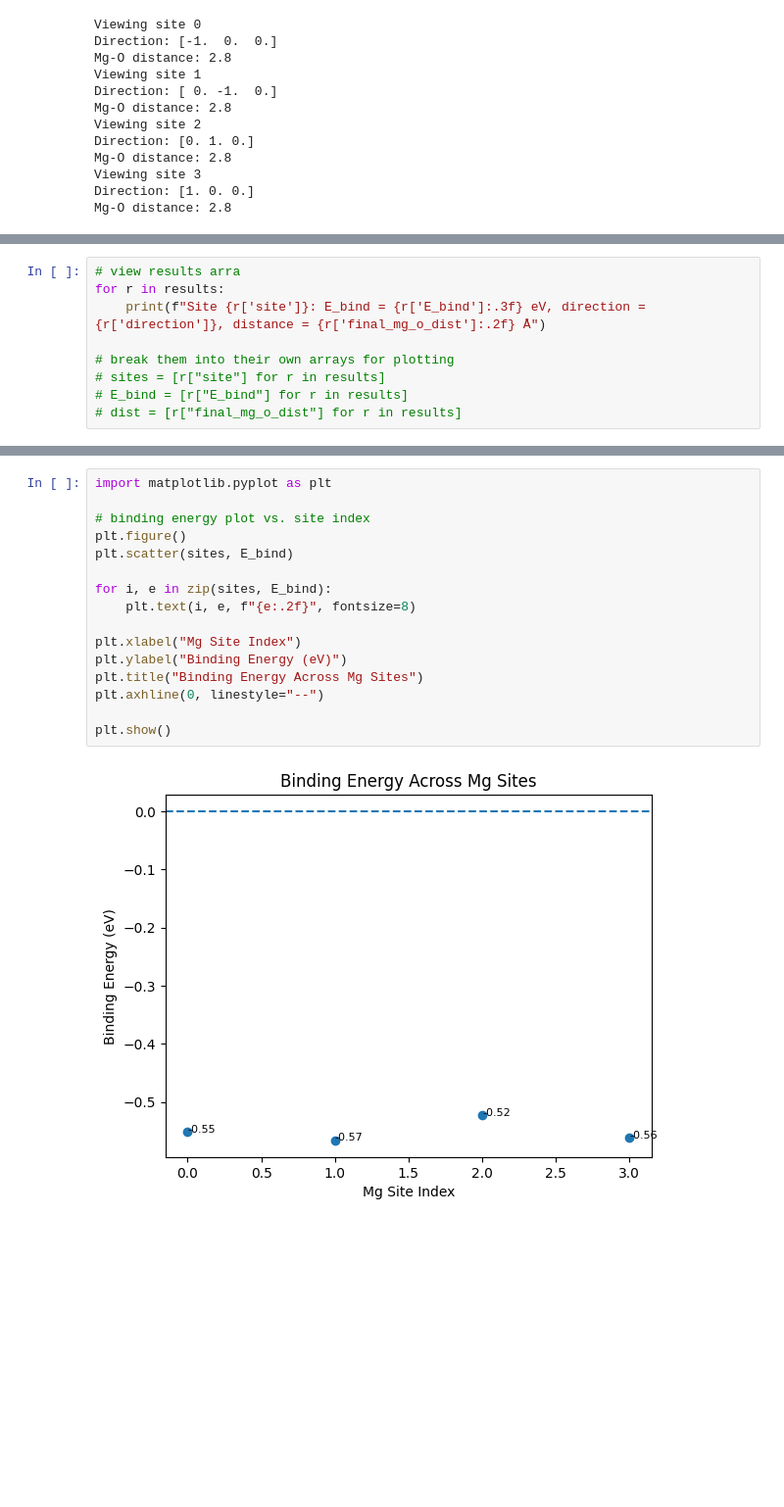
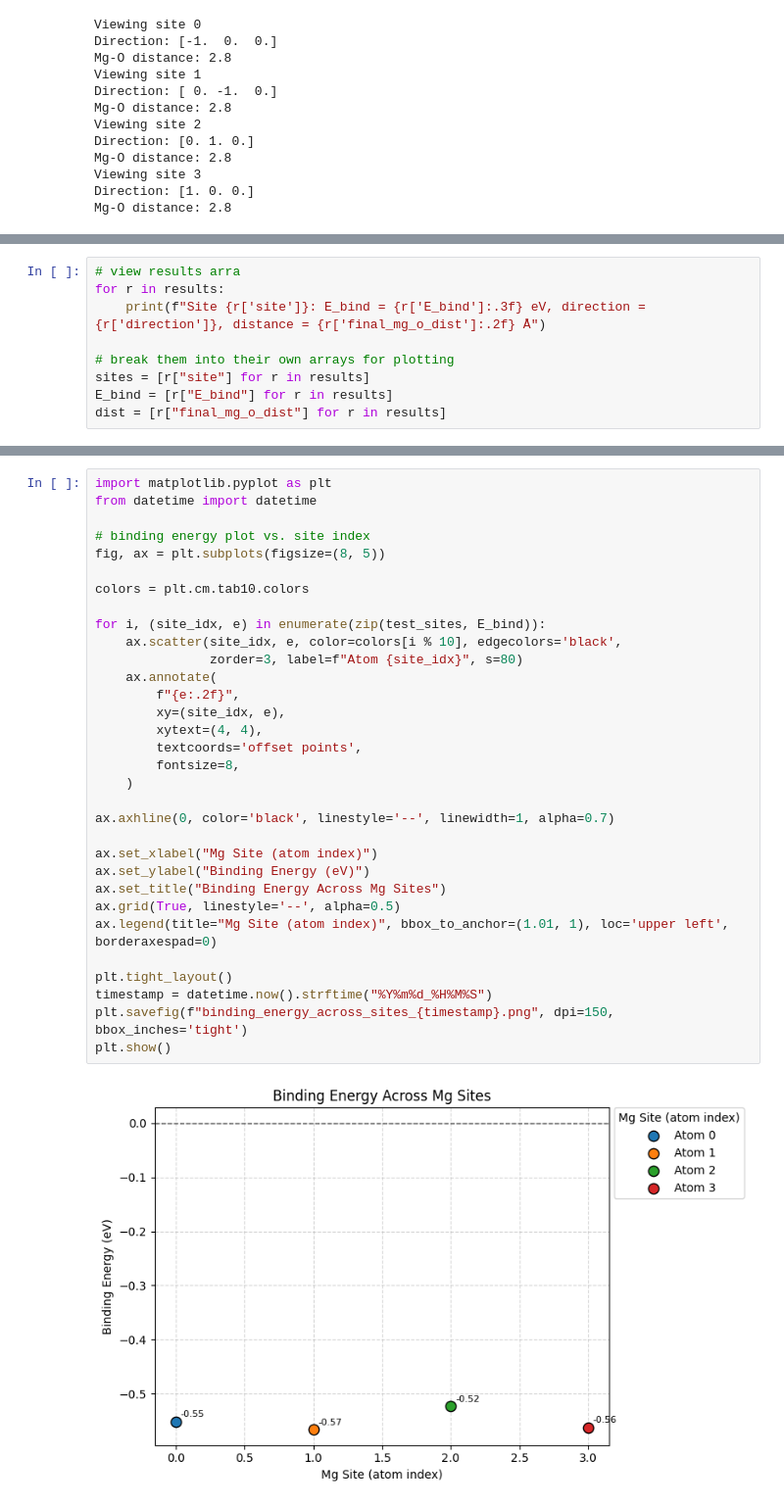
Before and after one commit to cl6767/cbe423-final_project, a Jupyter notebook: simulation.ipynb, the cells around one changed output, grey strips where cells are left out. Shown at 98% size. Cells and saved outputs as stored; diff of their text form; blank space fills up the shorter version.

Commit message:
updated version with better graphs

```diff
--- a/simulation.ipynb
+++ b/simulation.ipynb
@@ -346,7 +342,7 @@ for r in results:
     print(f"Site {r['site']}: E_bind = {r['E_bind']:.3f} eV, direction = {r['direction']}, distance = {r['final_mg_o_dist']:.2f} Å")
 
 # break them into their own arrays for plotting
-# sites = [r["site"] for r in results]
-# E_bind = [r["E_bind"] for r in results]
-# dist = [r["final_mg_o_dist"] for r in results]
+sites = [r["site"] for r in results]
+E_bind = [r["E_bind"] for r in results]
+dist = [r["final_mg_o_dist"] for r in results]
 # %% [output]
@@ -354,19 +353,35 @@ NameError: name 'results' is not defined
 # %%
 import matplotlib.pyplot as plt
+from datetime import datetime
 
 # binding energy plot vs. site index
-plt.figure()
-plt.scatter(sites, E_bind)
+fig, ax = plt.subplots(figsize=(8, 5))
 
-for i, e in zip(sites, E_bind):
-    plt.text(i, e, f"{e:.2f}", fontsize=8)
+colors = plt.cm.tab10.colors
 
-plt.xlabel("Mg Site Index")
-plt.ylabel("Binding Energy (eV)")
-plt.title("Binding Energy Across Mg Sites")
-plt.axhline(0, linestyle="--")
+for i, (site_idx, e) in enumerate(zip(test_sites, E_bind)):
+    ax.scatter(site_idx, e, color=colors[i % 10], edgecolors='black',
+               zorder=3, label=f"Atom {site_idx}", s=80)
+    ax.annotate(
+        f"{e:.2f}",
+        xy=(site_idx, e),
+        xytext=(4, 4),
+        textcoords='offset points',
+        fontsize=8,
+    )
 
+ax.axhline(0, color='black', linestyle='--', linewidth=1, alpha=0.7)
+
+ax.set_xlabel("Mg Site (atom index)")
+ax.set_ylabel("Binding Energy (eV)")
+ax.set_title("Binding Energy Across Mg Sites")
+ax.grid(True, linestyle='--', alpha=0.5)
+ax.legend(title="Mg Site (atom index)", bbox_to_anchor=(1.01, 1), loc='upper left', borderaxespad=0)
+
+plt.tight_layout()
+timestamp = datetime.now().strftime("%Y%m%d_%H%M%S")
+plt.savefig(f"binding_energy_across_sites_{timestamp}.png", dpi=150, bbox_inches='tight')
 plt.show()
 # %% [output]
-[figure, old version]
+[figure, new version]
 # %%
```
Also changed, not shown: parts of 6 cells of this notebook.
